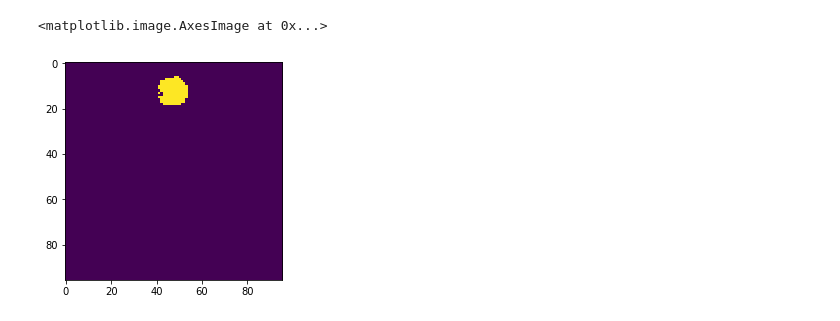
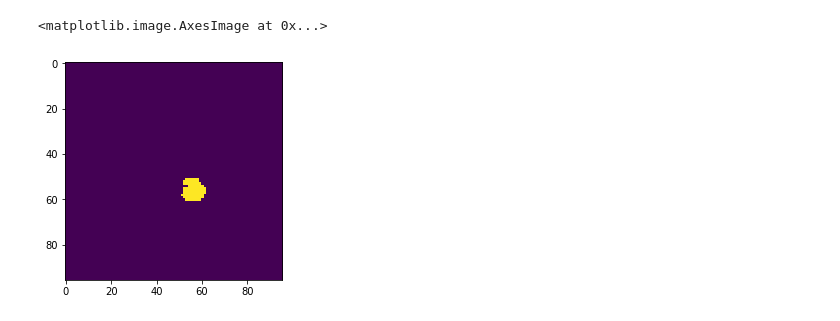
Before and after one commit to hogunkee/ur5_manipulation, a Jupyter notebook: realrobot/test_sdfgcn.ipynb, the cells around one changed output. Drawn from its saved outputs; the diff is of its cells as text; code cells hidden in the pictures.

```diff
--- a/realrobot/test_sdfgcn.ipynb
+++ b/realrobot/test_sdfgcn.ipynb
@@ -149,6 +150,6 @@ print(action)
 # %%
-plt.imshow(sdf_st_align[2]>0)
+plt.imshow(sdf_st_align[1]>0)
 # %% [output]
 <matplotlib.image.AxesImage at 0x...>
-[figure, old version]
+[figure, new version]
 # %%
```
Also changed, not shown: parts of 39 cells of this notebook, 9 other files.
